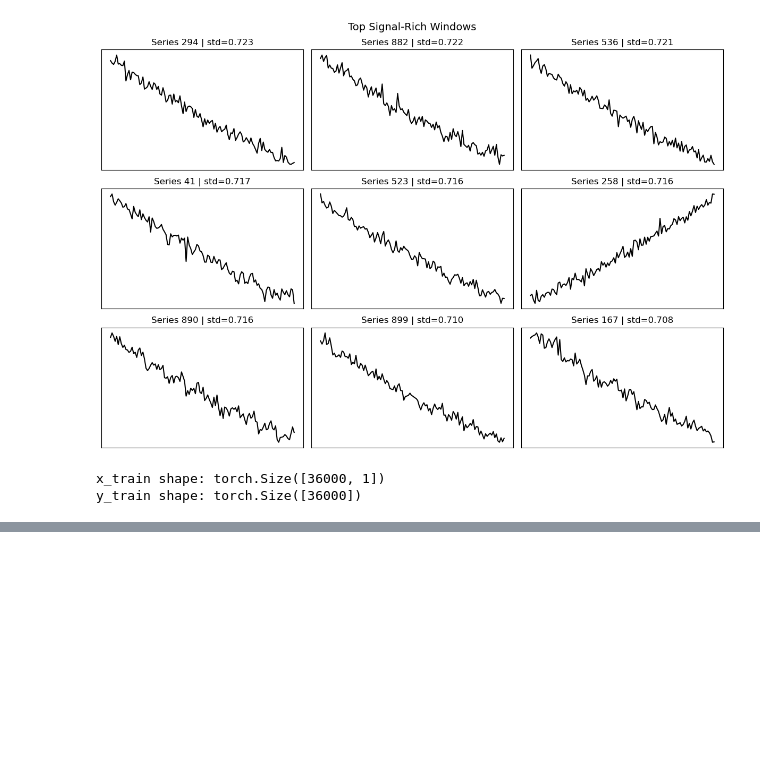
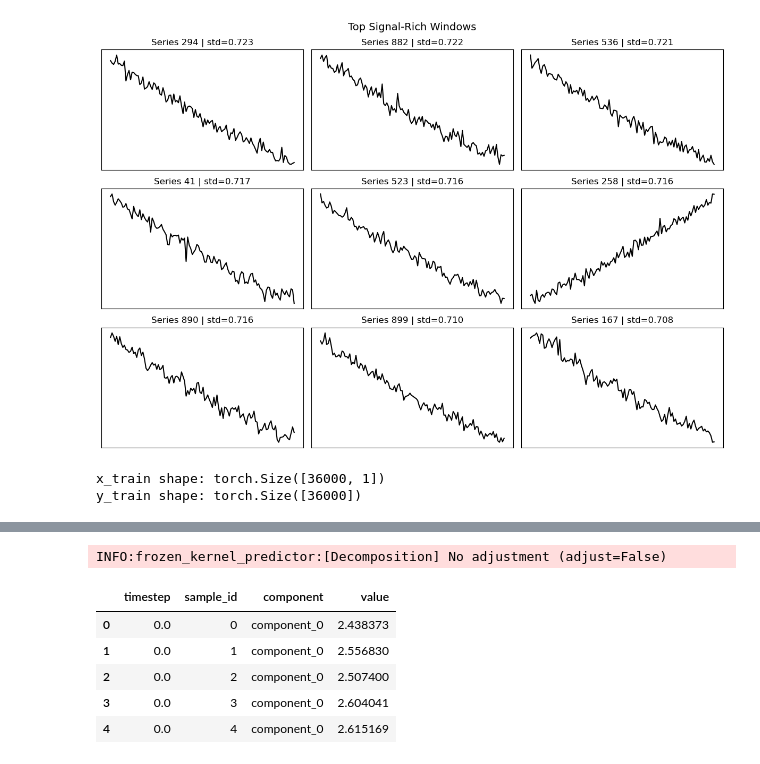
Before and after one commit to views-platform/views-models, a Jupyter notebook: models/purple_alien/notebooks/gp_experiements/gp_test03.ipynb, the cells around one changed output, grey strips where cells are left out. Drawn from its saved outputs; the diff is of its cells as text; code cells hidden in the pictures; blank space fills up the shorter version.

```diff
--- a/models/purple_alien/notebooks/gp_experiements/gp_test03.ipynb
+++ b/models/purple_alien/notebooks/gp_experiements/gp_test03.ipynb
@@ -417,0 +400,11 @@ plt.show()
+# %%
+df_samples = predictor.sample_decomposition(x_grid, num_samples=50, return_dataframe=True)
+df_samples.head()
+# %% [output]
+INFO:frozen_kernel_predictor:[Decomposition] No adjustment (adjust=False)
+|  | timestep | sample_id | component | value |
+| 0 | 0.0 | 0 | component_0 | 2.438373 |
+| 1 | 0.0 | 1 | component_0 | 2.556830 |
+| 2 | 0.0 | 2 | component_0 | 2.507400 |
+| 3 | 0.0 | 3 | component_0 | 2.604041 |
+| 4 | 0.0 | 4 | component_0 | 2.615169 |
```
Also changed, not shown: parts of 20 cells of this notebook, 1 other file.
